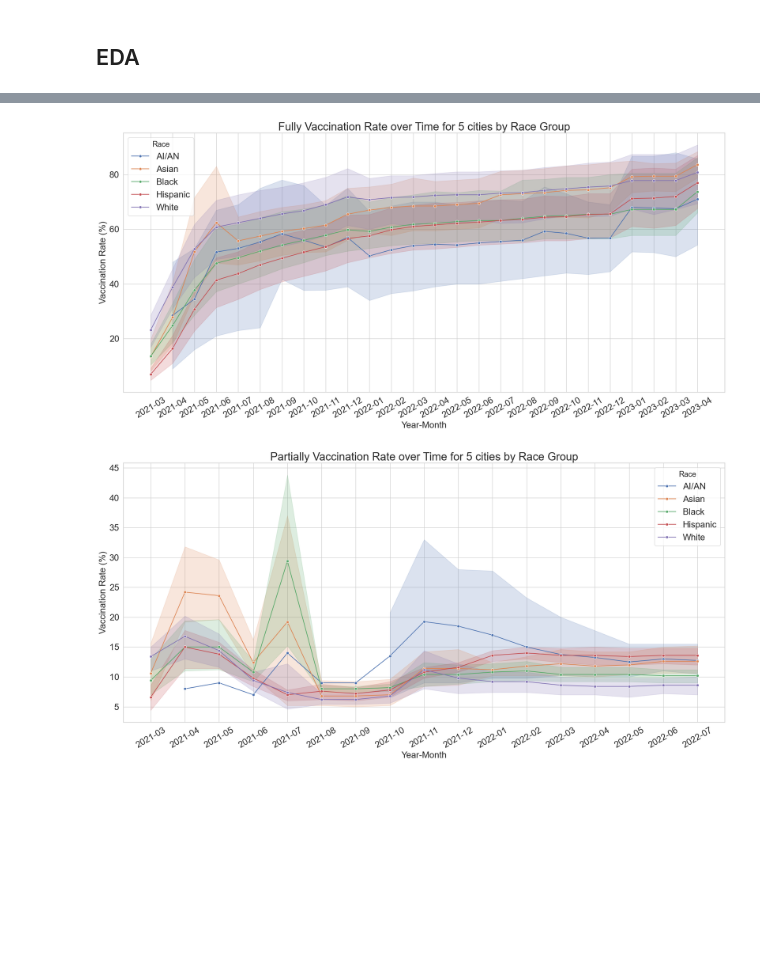
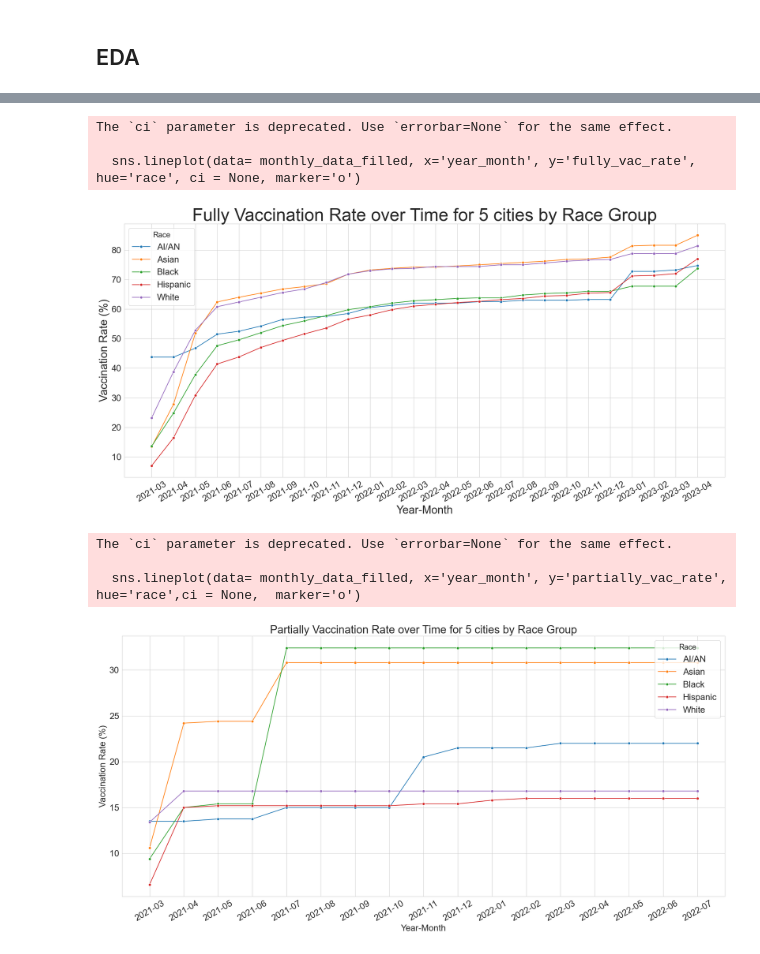
Before and after one commit to BU-Spark/ds-bch-vaccine-equity, a Jupyter notebook: fa23-team/Data_explor_vac.ipynb, the cells around one changed output, grey strips where cells are left out. Cells and saved outputs as stored; diff of their text form; code cells hidden in the pictures; blank space fills up the shorter version.

```diff
--- a/fa23-team/Data_explor_vac.ipynb
+++ b/fa23-team/Data_explor_vac.ipynb
@@ -276,0 +300,30 @@ monthly_data = monthly_data[~monthly_data['race'].isin(['Total'])]
+# %%
+# Fillout the missing values with previous next value
+def fill_missing_with_next(df, city_col, race_col, time_col, vac_rate_cols):
+    """
+    Fills missing values in the vaccination rate columns with the next available non-NaN value.
+
+    :param df: pandas DataFrame containing the data.
+    :param vac_rate_cols: List of column names representing different vaccination rates.
+    :return: DataFrame with missing values filled.
+    """
+    # Make a copy of the dataframe to avoid changing the original dataframe
+    # Iterate over each city and race
+    for city in df[city_col].unique():
+        for race in df[df[city_col] == city][race_col].unique():
+            # Filter the data for the current city and race
+            city_race_data = df[(df[city_col] == city) & (df[race_col] == race)].copy()
+            # Sort by time to ensure chronological order
+            city_race_data.sort_values(time_col, inplace=True)
+
+    # Iterate over each vaccination rate column and fill NaN values with the next non-NaN value
+            for vac_rate_col in vac_rate_cols:
+                city_race_data[vac_rate_col] = city_race_data[vac_rate_col].fillna(method='bfill')
+
+            df.update(city_race_data)
+    # Update the original DataFrame
+    return df
+
+# Usage
+vac_columns = ["fully_vac_rate", "onedose_vac_rate", "boosted_rate", "partially_vac_rate"]
+monthly_data_filled = fill_missing_with_next(monthly_data, 'city', 'race', 'year_month', vac_columns)
@@ -279,35 +370,40 @@ monthly_data = monthly_data[~monthly_data['race'].isin(['Total'])]
 # %%
 # Plotting fully_vac rate
+
 plt.figure(figsize=(20, 10))
 #sns.lineplot(data=df_filtered, x='date', y='vaccination_rate', hue='city', style='race')
-monthly_data['year_month'] = monthly_data['year_month'].astype(str)
-sns.lineplot(data= monthly_data, x='year_month', y='fully_vac_rate', hue='race', marker='o')
+monthly_data_filled['year_month'] = monthly_data_filled['year_month'].astype(str)
+sns.lineplot(data= monthly_data_filled, x='year_month', y='fully_vac_rate', hue='race', ci = None, marker='o')
 
 # Adjusting x-axis for better readability
 
 plt.xticks(rotation=30)
 
 # Set title and labels
-plt.title('Fully Vaccination Rate over Time for 5 cities by Race Group', fontsize = 25)
-plt.ylabel('Vaccination Rate (%)', fontsize = 20)
-plt.xlabel('Year-Month', fontsize = 20)
+plt.title('Fully Vaccination Rate over Time for 5 cities by Race Group', fontsize = 40)
+plt.ylabel('Vaccination Rate (%)', fontsize = 25)
+plt.xlabel('Year-Month', fontsize = 25)
 
 # adjust the tick labels and legend
 plt.xticks(rotation = 30, fontsize =20)
 plt.yticks(fontsize = 20)
 plt.legend(title='Race', title_fontsize = '17', fontsize = 20, loc = 'upper left')
 
 
 plt.tight_layout()
 plt.show()
 # %% [output]
+The `ci` parameter is deprecated. Use `errorbar=None` for the same effect.
+
+  sns.lineplot(data= monthly_data_filled, x='year_month', y='fully_vac_rate', hue='race', ci = None, marker='o')
-[figure, old version]
+[figure, new version]
 # %%
 # Plotting partially rate
+
 plt.figure(figsize=(20, 10))
 #sns.lineplot(data=df_filtered, x='date', y='vaccination_rate', hue='city', style='race')
-monthly_data['year_month'] = monthly_data['year_month'].astype(str)
-sns.lineplot(data= monthly_data, x='year_month', y='partially_vac_rate', hue='race', marker='o')
+monthly_data_filled['year_month'] = monthly_data_filled['year_month'].astype(str)
+sns.lineplot(data= monthly_data_filled, x='year_month', y='partially_vac_rate', hue='race',ci = None,  marker='o')
 
 # Adjusting x-axis for better readability
 
@@ -327,5 +423,8 @@ plt.legend(title='Race', title_fontsize = '17', fontsize = 20, loc = 'upper righ
 plt.tight_layout()
 plt.show()
 # %% [output]
+The `ci` parameter is deprecated. Use `errorbar=None` for the same effect.
+
+  sns.lineplot(data= monthly_data_filled, x='year_month', y='partially_vac_rate', hue='race',ci = None,  marker='o')
-[figure, old version]
+[figure, new version]
 # %%
```
Also changed, not shown: parts of 23 cells of this notebook.
